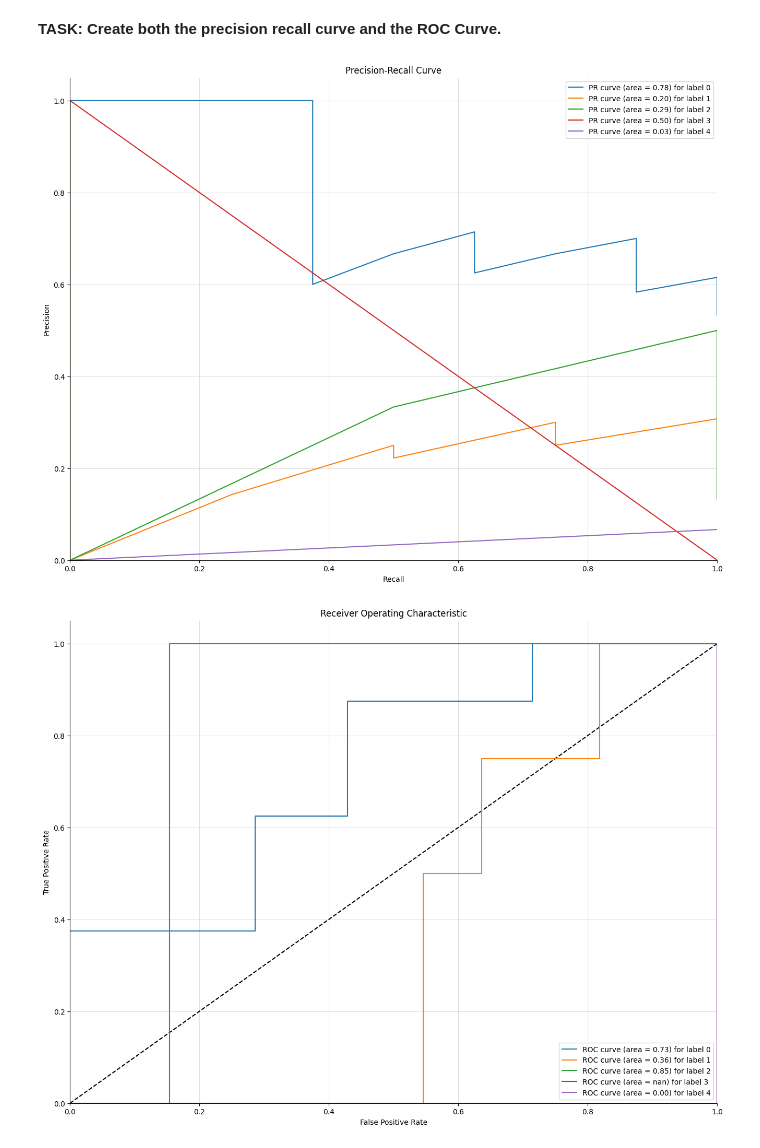
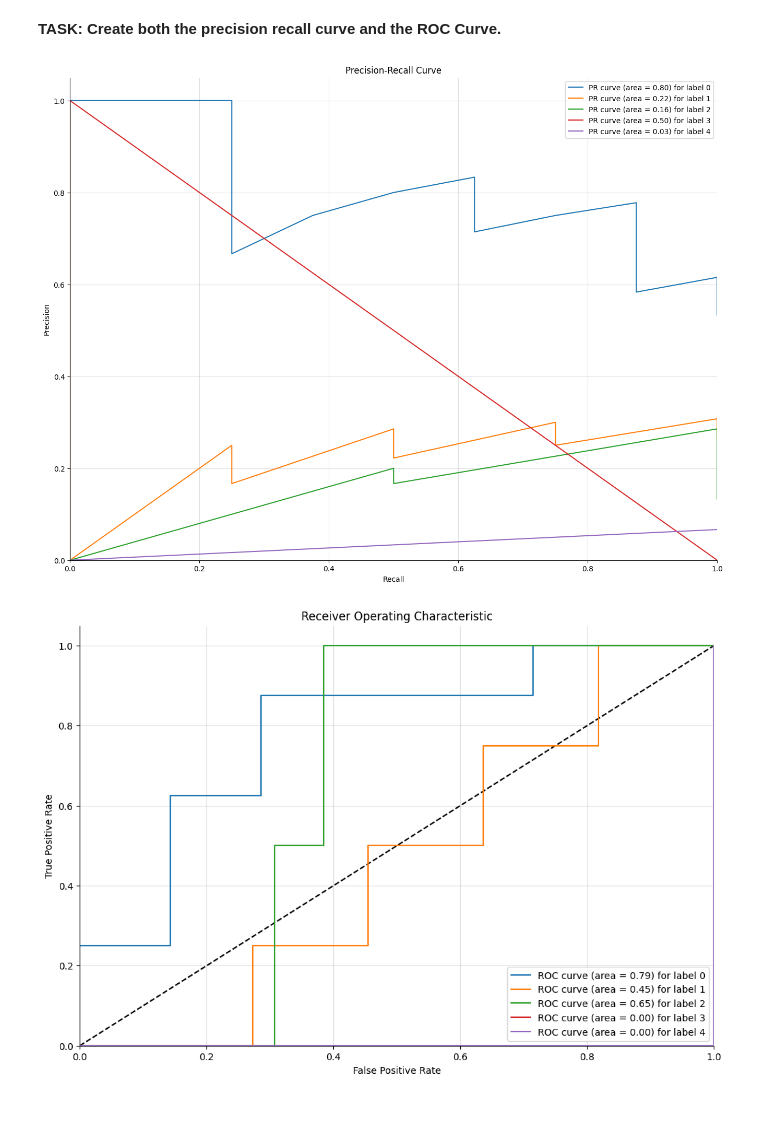
Before and after one commit to gerard-ompad/DATA_ANALYTICS, a Jupyter notebook: Assignments/Lecture_5_Logistic_Regression_Assignment.ipynb, the cells around one changed output. Saved outputs shown, nothing was run; the diff lists cells and outputs as text; code cells hidden in the pictures; blank space fills up the shorter version.

Commit message:
fix(assgn): fixed assgn 5 logistic regression to use a different scoring for grid search

```diff
--- a/Assignments/Lecture_5_Logistic_Regression_Assignment.ipynb
+++ b/Assignments/Lecture_5_Logistic_Regression_Assignment.ipynb
@@ -230,6 +230,6 @@ log_model = LogisticRegression(solver="saga", multi_class="multinomial", max_ite
 C = np.logspace(0, 8, 20)
 penalties = ["l1", "l2"]
 
-grid_model = GridSearchCV(log_model, param_grid={ 'C': C, 'penalty': penalties })
+grid_model = GridSearchCV(log_model, param_grid={ 'C': C, 'penalty': penalties }, cv=5, scoring="neg_mean_squared_error")
 grid_model.fit(scaled_X_train, y_train)
 # %% [output]
@@ -394,30 +396,30 @@ ax.grid(alpha=.4)
 sns.despine()
 plt.show()
 # %% [output]
-[figure, old version]
+[figure, new version]
 # %%
 fpr = {}
 tpr = {}
 roc_auc = {}
 
 for i in labels:
     fpr[i], tpr[i], _ = roc_curve(y_test_dummies[:, i], y_score[:, i])
     roc_auc[i] = auc(fpr[i], tpr[i])
 
-fig, ax = plt.subplots(figsize=(16,12))
+fig, ax = plt.subplots(figsize=(12,8))
 ax.plot([0, 1], [0, 1], 'k--')
 ax.set_xlim([0.0, 1.0])
 ax.set_ylim([0.0, 1.05])
 ax.set_xlabel('False Positive Rate')
 ax.set_ylabel('True Positive Rate')
 ax.set_title('Receiver Operating Characteristic')
 
 for i in range(len(labels)):
-    ax.plot(fpr[i], tpr[i], label=f'ROC curve (area = {roc_auc[i]:.2f}) for label {i}')
+    ax.plot(fpr[i], tpr[i], label=f'ROC curve (area = {roc_auc[i] if not np.isnan(roc_auc[i]) else 0:.2f}) for label {i}')
 
 ax.legend(loc="best")
 ax.grid(alpha=.4)
 sns.despine()
 plt.show()
 # %% [output]
-[figure, old version]
+[figure, new version]
```
Also changed, not shown: parts of 6 cells of this notebook.
